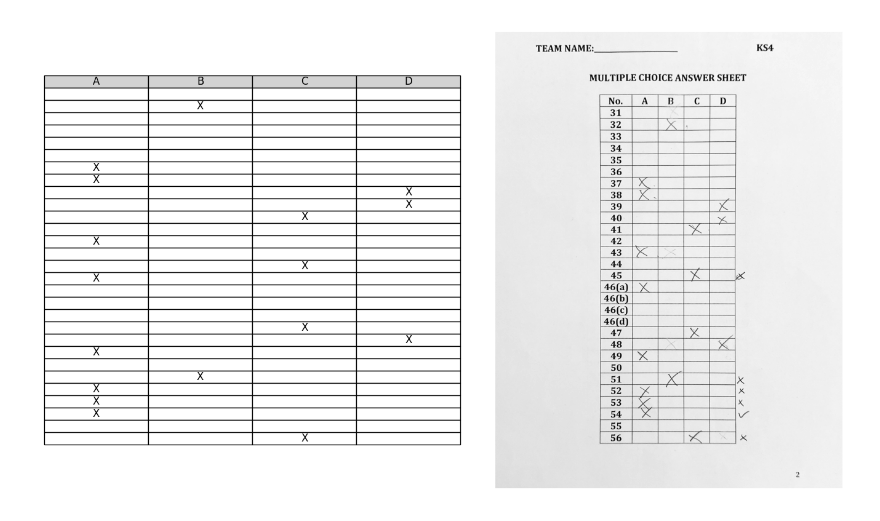
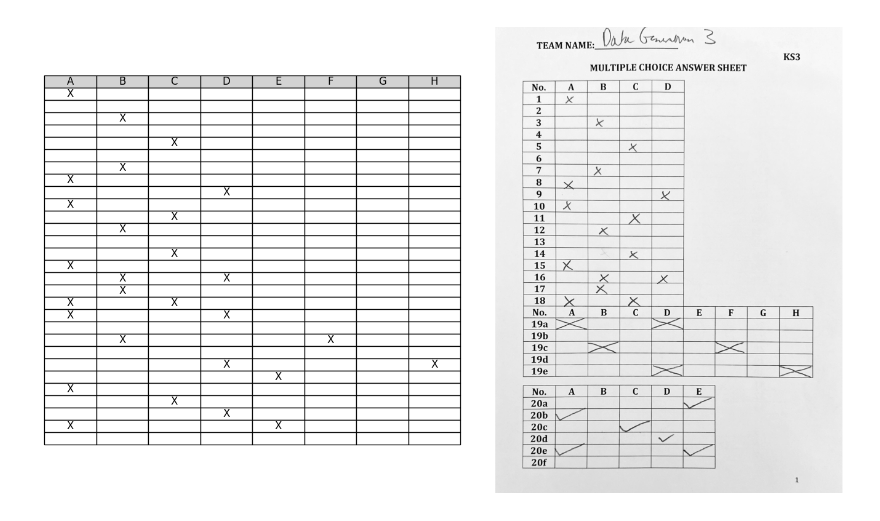
Before and after one commit to OliverSchamp/Vision.OPT_MULT, a Jupyter notebook: scripts/test_cropping.ipynb, the cells around one changed output. Saved outputs shown, nothing was run; the diff lists cells and outputs as text; code cells hidden in the pictures.

```diff
--- a/scripts/test_cropping.ipynb
+++ b/scripts/test_cropping.ipynb
@@ -9,4 +9,4 @@ from typing import List, Tuple, Dict
 from do_lines_intersect import do_lines_intersect
 from pathlib import Path
 # %%
-image_path = Path("/home/oliver/Oliver.Mono/projects/Vision.OPT_MULT/data/full_images/curie_2.jpg")
+image_path = Path("/home/oliver/Oliver.Mono/projects/Vision.OPT_MULT/data/full_images/data_generation_ks3_3.jpg")
@@ -23,15 +42,16 @@ reader = easyocr.Reader(['en'])  # 'en' is for English; you can add more languag
 results: List[Tuple[List[List[int]], str, float]] = reader.readtext(img_cropped)
 # %%
 ocr_box_lines = []
+no_ocr_box_y_coords = []
 for result in results:
     for i, box_corner in enumerate(result[0]):
         ocr_box_lines.append([result[0][i%4], result[0][(i+1)%4]])
     if "No" in result[1]:
-        no_box_y_coord = result[0][0][1]
+        no_ocr_box_y_coords.append(result[0][0][1])
 # %%
 image = cv2.GaussianBlur(img_cropped, (5, 5), 0)
 edges = cv2.Canny(image, 50, 150, apertureSize=3)
-lines = cv2.HoughLines(edges,1,np.pi/180,215, None, 0, 0)
+lines = cv2.HoughLines(edges,1,np.pi/180,150, None, 0, 0)
 # %%
 # remove all lines that cross through more than 4 ocr box lines
 h, w = image.shape[:2]
@@ -215,10 +202,11 @@ for line in filtered_lines_cartesian:
 # remove middle vertical lines
 vertical_lines = [vertical_line for vertical_line in vertical_lines if vertical_line[0] > 0]
 vertical_lines.sort(key=lambda x : x[0])
+num_vertical_lines = len(vertical_lines)
 # vertical_lines = [vertical_lines[0]] + [vertical_lines[-1]]
 
 # find the No. OCR coords
-horizontal_lines = [horizontal_line for horizontal_line in horizontal_lines if horizontal_line[1] > no_box_y_coord-70]
+horizontal_lines = [horizontal_line for horizontal_line in horizontal_lines if horizontal_line[1] > min(no_ocr_box_y_coords)-70]
 # %%
 from collections import defaultdict
 
@@ -314,10 +293,10 @@ def get_xcentres_for_each_answer(easyocr_detections: Tuple[List[int], str, float
 # %%
 import pandas as pd
 # %%
-detector_path = Path("/home/oliver/Oliver.Mono/projects/Vision.OPT_MULT/data/models/object_detection/yolov5/20241105/140517/model.detector")
+detector_path = Path("/home/oliver/Oliver.Mono/projects/Vision.OPT_MULT/data/models/object_detection/yolov5/20241106/192000/model.detector")
 detector = load_object_detector(detector_path)
 
-df_cols = ['A', 'B', 'C', 'D']
+df_cols = [chr(ord('A') + i) for i in range(num_vertical_lines - 2)]
 df = pd.DataFrame(columns=df_cols)
 
 label_box = True
@@ -330,47 +309,59 @@ for i, bbox in enumerate(crop_bboxes):
         continue
 
     centres_for_answers = {mid:cls for mid, cls in zip(class_midpoints[i], df_cols)}
-    new_row = {'A': " ", 'B': " ", 'C': " ", 'D': " "}
+    new_row = {col_value: " " for col_value in df_cols}
     detections = detector.infer_parsed(bbox_cropped_image)
+
+    has_question_number = False
     for detection in detections:
-        if detection.conf < 0.7:
+        if detection.label == "question_number" and detection.mid.x < 200:
+            has_question_number = True
+
+    if not has_question_number:
+        continue
+
+    for detection in detections:
+        if detection.conf < 0.63 or detection.label != "answer":
             continue
+
         centre_x = detection.mid.x
         diff = np.Inf
         for answer_x in centres_for_answers:
             diff_ans = abs(centre_x-answer_x)
             if diff_ans < diff:
                 answer = centres_for_answers[answer_x]
                 diff = diff_ans
 
         new_row[answer] = "X"
 
     df.loc[len(df)] = list(new_row.values())
+    # try:
+    #     image_name = reader.readtext(bbox_cropped_image)[0][1]
+    #     image_save_path = image_image_folder / f"{image_name}.jpg"
 
-    image_name = reader.readtext(bbox_cropped_image)[0][1]
-    image_save_path = image_image_folder / f"{image_name}.jpg"
-
-    cv2.imwrite(str(image_save_path), bbox_cropped_image)
+    #     cv2.imwrite(str(image_save_path), bbox_cropped_image)
+    # except:
+    #     pass
 
 # Create a plot and hide the axes
 fig, ax = plt.subplots(nrows=1, ncols=2, figsize=(16, 10))  # Set the figure size
 
 # Hide the axes
 ax[0].axis('off')
 ax[1].axis('off')
 
 # Create the table and add it to the plot
 table = ax[0].table(cellText=df.values, colLabels=df.columns, loc='center', cellLoc='center', colColours=["lightgray"]*df.shape[1])
 
 # Customize the table (optional)
 table.auto_set_font_size(False)
 table.set_fontsize(12)
 table.scale(1.2, 1.2)
 
 ax[1].imshow(img_cropped, cmap="gray")
 
 # Display the plot
 plt.show()
 # %% [output]
-[figure, old version]
+[figure, new version]
 # %%
```
Also changed, not shown: parts of 8 cells of this notebook, 15 other files.
